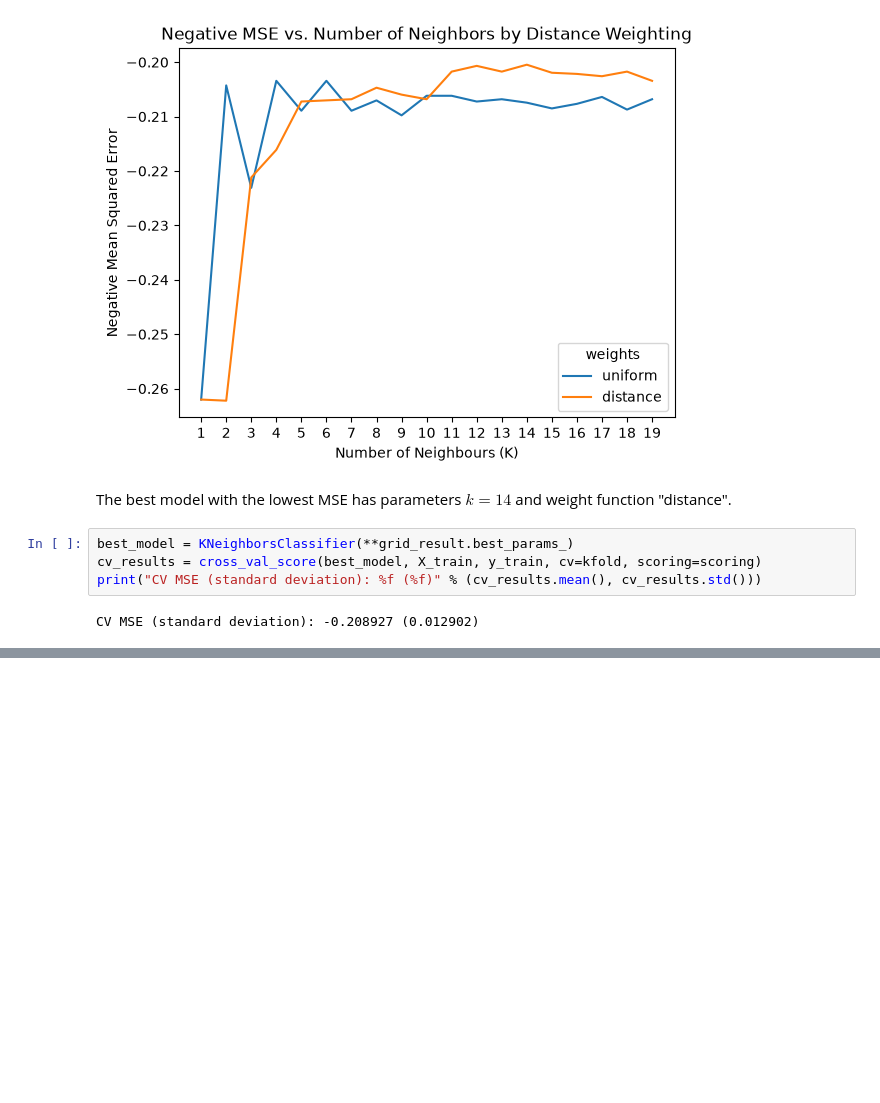
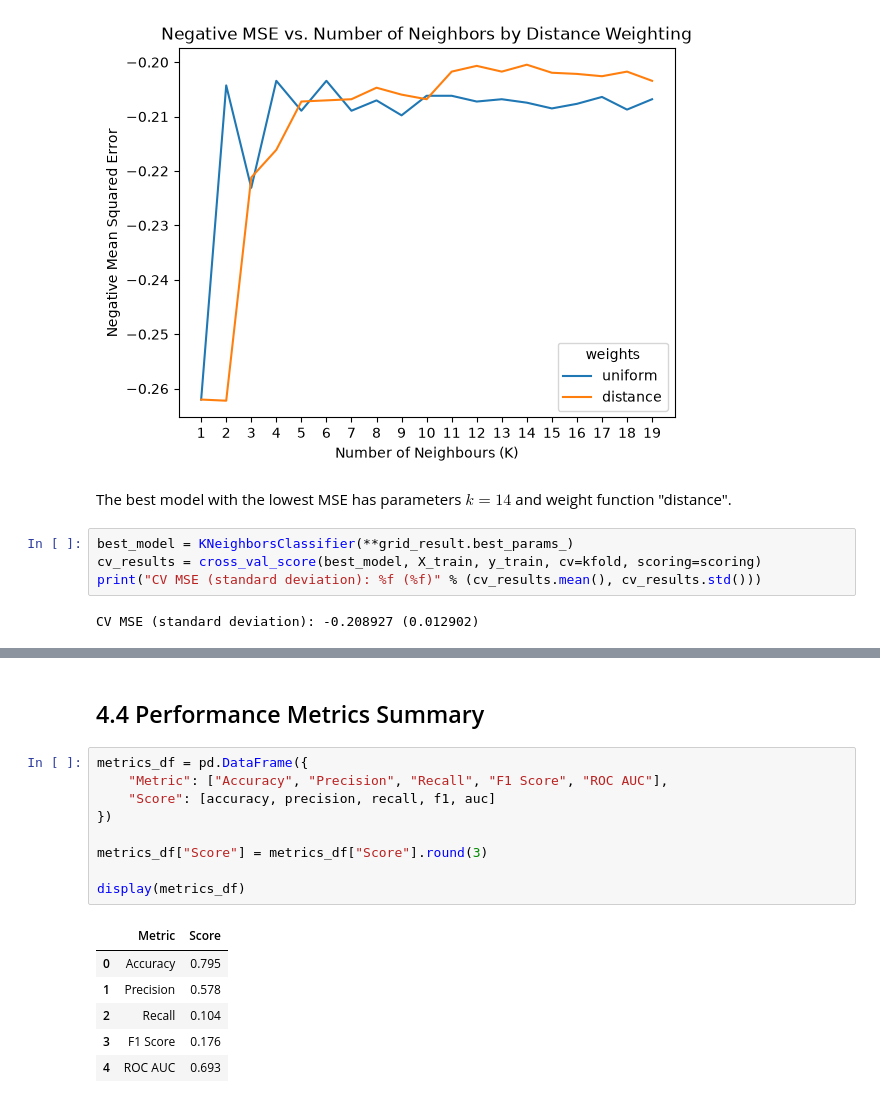
Before and after one commit to y4nxunj/rsm8413-a1, a Jupyter notebook: COVID19_Behavior_Analysis.ipynb, the cells around one changed output, grey strips where cells are left out. Cells and saved outputs as stored; diff of their text form; blank space fills up the shorter version.

```diff
--- a/COVID19_Behavior_Analysis.ipynb
+++ b/COVID19_Behavior_Analysis.ipynb
@@ -679,0 +745,18 @@ CV MSE (standard deviation): -0.208927 (0.012902)
+# %% [markdown]
+## 4.4 Performance Metrics Summary
+# %%
+metrics_df = pd.DataFrame({
+    "Metric": ["Accuracy", "Precision", "Recall", "F1 Score", "ROC AUC"],
+    "Score": [accuracy, precision, recall, f1, auc]
+})
+
+metrics_df["Score"] = metrics_df["Score"].round(3)
+
+display(metrics_df)
+# %% [output]
+|  | Metric | Score |
+| 0 | Accuracy | 0.795 |
+| 1 | Precision | 0.578 |
+| 2 | Recall | 0.104 |
+| 3 | F1 Score | 0.176 |
+| 4 | ROC AUC | 0.693 |
```
Also changed, not shown: parts of 7 cells of this notebook.
